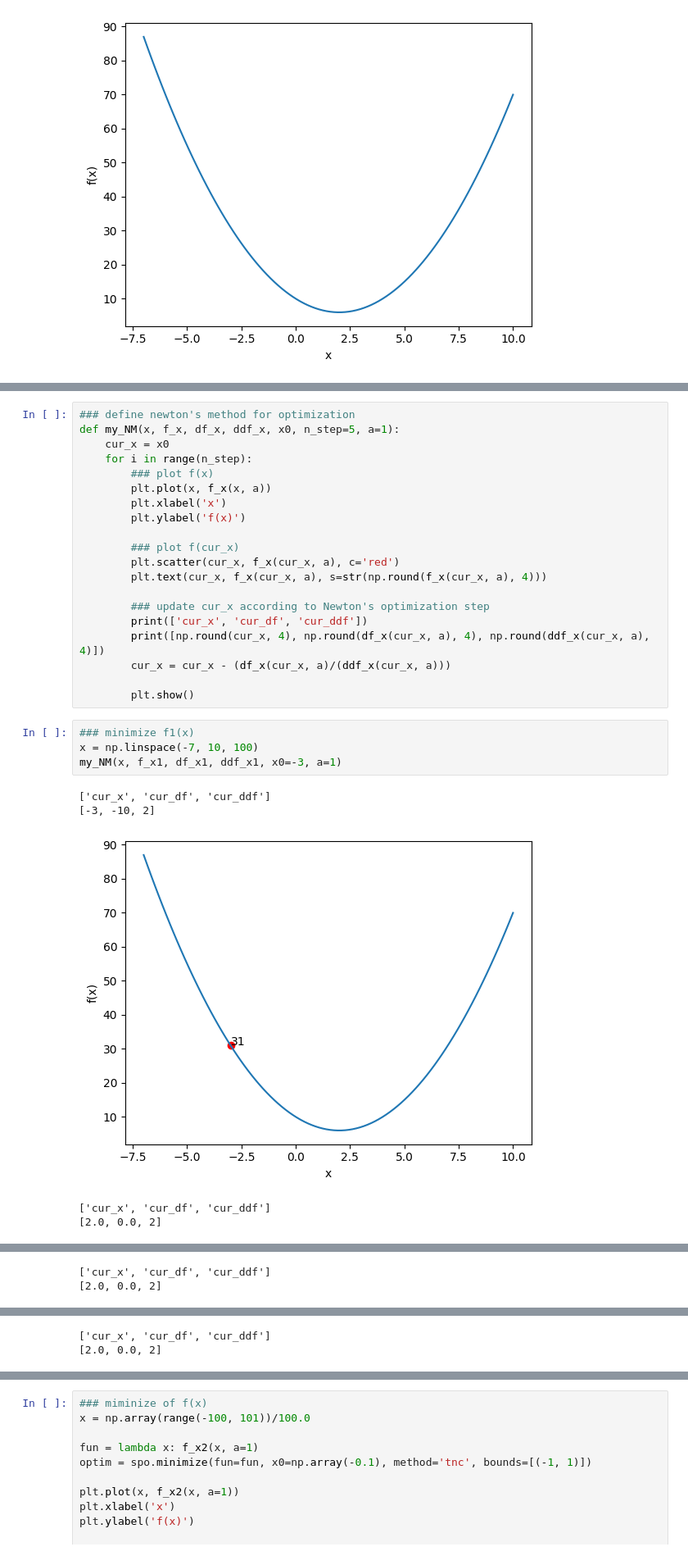
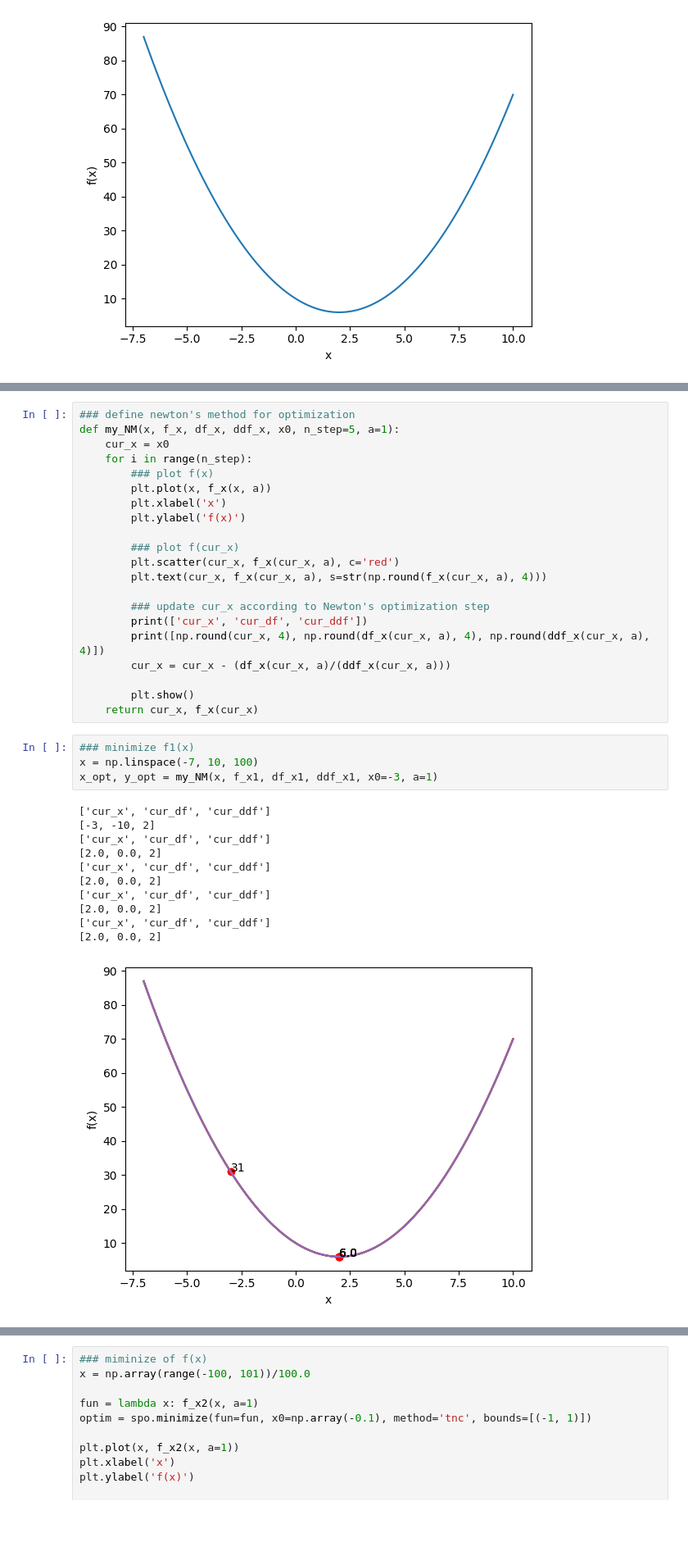
Before and after one commit to guo-ipht/Seminar_Teaching, a Jupyter notebook: Computer_Based_Chemistry (BSc)/Computer_based_chemistry_seminar_11.ipynb, the cells around one changed output, grey strips where cells are left out. Shown at 82% size. Saved outputs shown, nothing was run; the diff lists cells and outputs as text; blank space fills up the shorter version.

```diff
--- a/Computer_Based_Chemistry (BSc)/Computer_based_chemistry_seminar_11.ipynb
+++ b/Computer_Based_Chemistry (BSc)/Computer_based_chemistry_seminar_11.ipynb
@@ -60,13 +43,20 @@ def my_NM(x, f_x, df_x, ddf_x, x0, n_step=5, a=1):
         cur_x = cur_x - (df_x(cur_x, a)/(ddf_x(cur_x, a)))
 
         plt.show()
+    return cur_x, f_x(cur_x)
 # %%
 ### minimize f1(x)
 x = np.linspace(-7, 10, 100)
-my_NM(x, f_x1, df_x1, ddf_x1, x0=-3, a=1)
+x_opt, y_opt = my_NM(x, f_x1, df_x1, ddf_x1, x0=-3, a=1)
 # %% [output]
 ['cur_x', 'cur_df', 'cur_ddf']
 [-3, -10, 2]
+['cur_x', 'cur_df', 'cur_ddf']
+[2.0, 0.0, 2]
+['cur_x', 'cur_df', 'cur_ddf']
+[2.0, 0.0, 2]
+['cur_x', 'cur_df', 'cur_ddf']
+[2.0, 0.0, 2]
+['cur_x', 'cur_df', 'cur_ddf']
+[2.0, 0.0, 2]
-[figure, old version]
+[figure, new version]
-['cur_x', 'cur_df', 'cur_ddf']
-[2.0, 0.0, 2]
@@ -74,2 +62,0 @@ my_NM(x, f_x1, df_x1, ddf_x1, x0=-3, a=1)
-['cur_x', 'cur_df', 'cur_ddf']
-[2.0, 0.0, 2]
@@ -77,2 +62,0 @@ my_NM(x, f_x1, df_x1, ddf_x1, x0=-3, a=1)
-['cur_x', 'cur_df', 'cur_ddf']
-[2.0, 0.0, 2]
```
Also changed, not shown: parts of 12 cells of this notebook, 3 other files.
